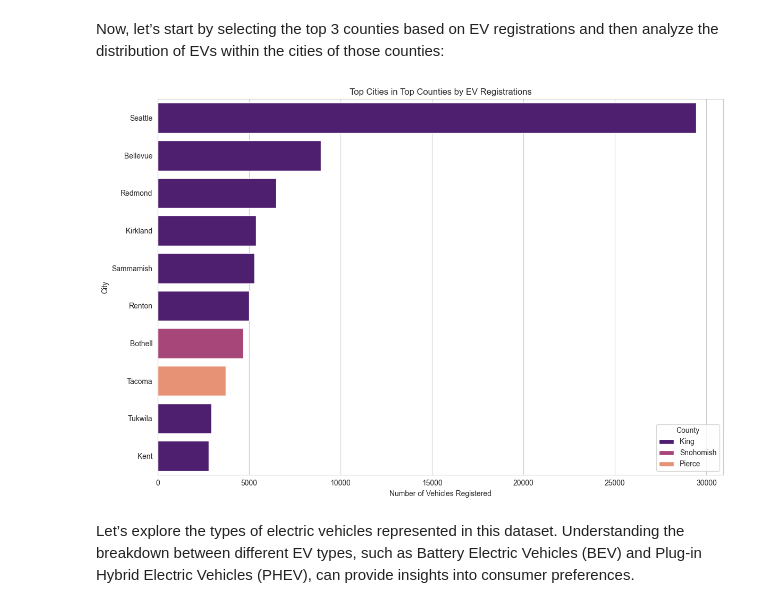
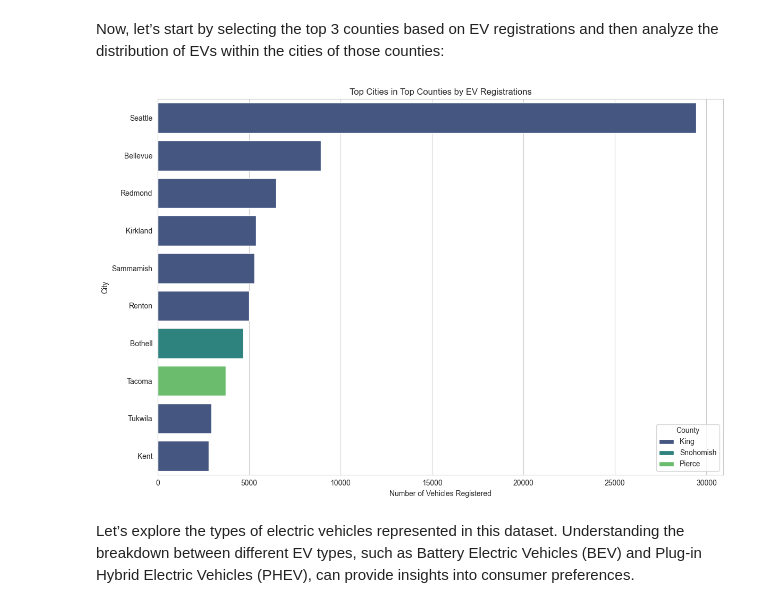
Before and after one commit to errosal/Electric-Vehicles-Market-Size-Analysis, a Jupyter notebook: EV-Market.ipynb, the cells around one changed output. Cells and saved outputs as stored; diff of their text form; code cells hidden in the pictures.

```diff
--- a/EV-Market.ipynb
+++ b/EV-Market.ipynb
@@ -165,36 +167,35 @@ plt.show()
 # %% [markdown]
 Now, let’s start by selecting the top 3 counties based on EV registrations and then analyze the distribution of EVs within the cities of those counties:
 # %%
-#Since I will be using the DOL as " EV registrations" I'm checking if there's no duplicated IDs
-check_for_duplicated = ev_data['DOL Vehicle ID'].duplicated().value_counts()
-
+# Check for duplicated DOL Vehicle IDs to ensure uniqueness
+check_for_duplicated = ev_data['DOL Vehicle ID'].duplicated().value_counts()  # Using duplicated() to check for duplicate DOL Vehicle IDs
 
 # Get the count of electric vehicles in each county
-county_distribution = ev_data['County'].value_counts()  # Count the occurrences of each county
+county_distribution = ev_data['County'].value_counts()  # Using value_counts() to count the number of electric vehicles in each county
 
 # Extract the top 3 counties with the highest counts
-top_counties = county_distribution.head(3).index  # Extract the index labels of the top 3 counties
+top_counties = county_distribution.head(3).index  # Using head() to select the top 3 counties with the highest number of electric vehicles
 
-# "Creates" or filters the dataset for these top counties
-top_counties_data = ev_data[ev_data['County'].isin(top_counties)]
+# Filter the dataset to include only the top counties
+top_counties_data = ev_data[ev_data['County'].isin(top_counties)]  # Using isin() to filter the dataset to include only data from the top counties
 
-# analyzing the distribution of EVs within the cities of these top counties
-ev_city_distribution_top_counties = top_counties_data.groupby(['County', 'City']).size().sort_values(ascending=False).reset_index(name='Number of Vehicles')
+# Analyze the distribution of EVs within the cities of these top counties
+ev_city_distribution_top_counties = top_counties_data.groupby(['County', 'City']).size().sort_values(ascending=False).reset_index(name='Number of Vehicles')  # Using groupby() and size() to count the number of vehicles in each city within the top counties
 
-# visualize the top 10 cities across these counties
-top_cities = ev_city_distribution_top_counties.head(10)
+# Visualize the top 10 cities across these counties
+top_cities = ev_city_distribution_top_counties.head(10)  # Using head() to select the top 10 cities by the number of vehicles registered
 
-
+# Create a bar plot to show the top 10 cities in the top counties by EV registrations
 plt.figure(figsize=(12, 8))
-sns.barplot(x='Number of Vehicles', y='City', hue='County', data=top_cities, palette="magma")
+sns.barplot(x='Number of Vehicles', y='City', hue='County', data=top_cities, palette="viridis")  # Using barplot() to create a bar plot showing the distribution of vehicles across cities in the top counties
 plt.title('Top Cities in Top Counties by EV Registrations')
 plt.xlabel('Number of Vehicles Registered')
 plt.ylabel('City')
 plt.legend(title='County')
 plt.tight_layout()
 plt.show()
 # %% [output]
-[figure, old version]
+[figure, new version]
 # %% [markdown]
 Let’s explore the types of electric vehicles represented in this dataset. Understanding the breakdown between different EV types, such as Battery Electric Vehicles (BEV) and Plug-in Hybrid Electric Vehicles (PHEV), can provide insights into consumer preferences.
 # %%
```
Also changed, not shown: parts of 13 cells of this notebook.
